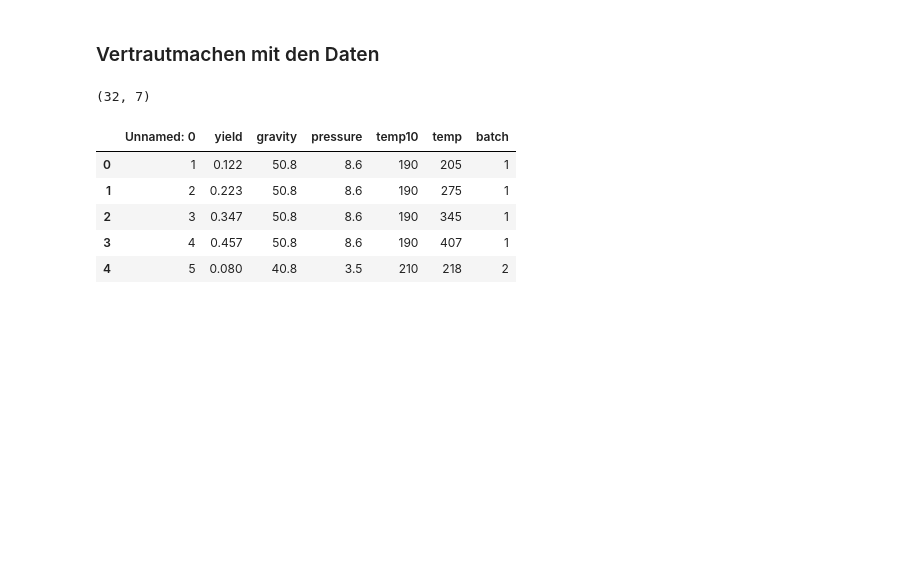
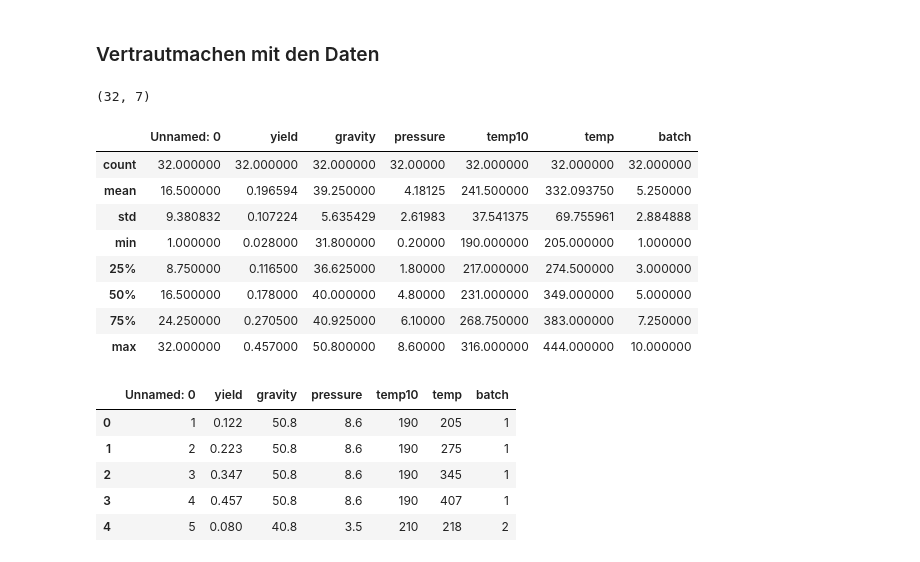
Before and after one commit to tecoKIT/smart-data-analytics, a Jupyter notebook: Uebung1/Exercise3cd.ipynb, the cells around one changed output. Drawn from its saved outputs; the diff is of its cells as text; code cells hidden in the pictures; blank space fills up the shorter version.

```diff
--- a/Uebung1/Exercise3cd.ipynb
+++ b/Uebung1/Exercise3cd.ipynb
@@ -158,6 +160,18 @@ data = pd.read_csv('./data/gasoline.csv', sep=";", decimal=",")
 data.shape
 # %% [output]
 (32, 7)
+# %%
+data.describe()
+# %% [output]
+|  | Unnamed: 0 | yield | gravity | pressure | temp10 | temp | batch |
+| count | 32.000000 | 32.000000 | 32.000000 | 32.00000 | 32.000000 | 32.000000 | 32.000000 |
+| mean | 16.500000 | 0.196594 | 39.250000 | 4.18125 | 241.500000 | 332.093750 | 5.250000 |
+| std | 9.380832 | 0.107224 | 5.635429 | 2.61983 | 37.541375 | 69.755961 | 2.884888 |
+| min | 1.000000 | 0.028000 | 31.800000 | 0.20000 | 190.000000 | 205.000000 | 1.000000 |
+| 25% | 8.750000 | 0.116500 | 36.625000 | 1.80000 | 217.000000 | 274.500000 | 3.000000 |
+| 50% | 16.500000 | 0.178000 | 40.000000 | 4.80000 | 231.000000 | 349.000000 | 5.000000 |
+| 75% | 24.250000 | 0.270500 | 40.925000 | 6.10000 | 268.750000 | 383.000000 | 7.250000 |
+| max | 32.000000 | 0.457000 | 50.800000 | 8.60000 | 316.000000 | 444.000000 | 10.000000 |
 # %%
 data.head()
 # %% [output]
```
Also changed, not shown: parts of 12 cells of this notebook.
